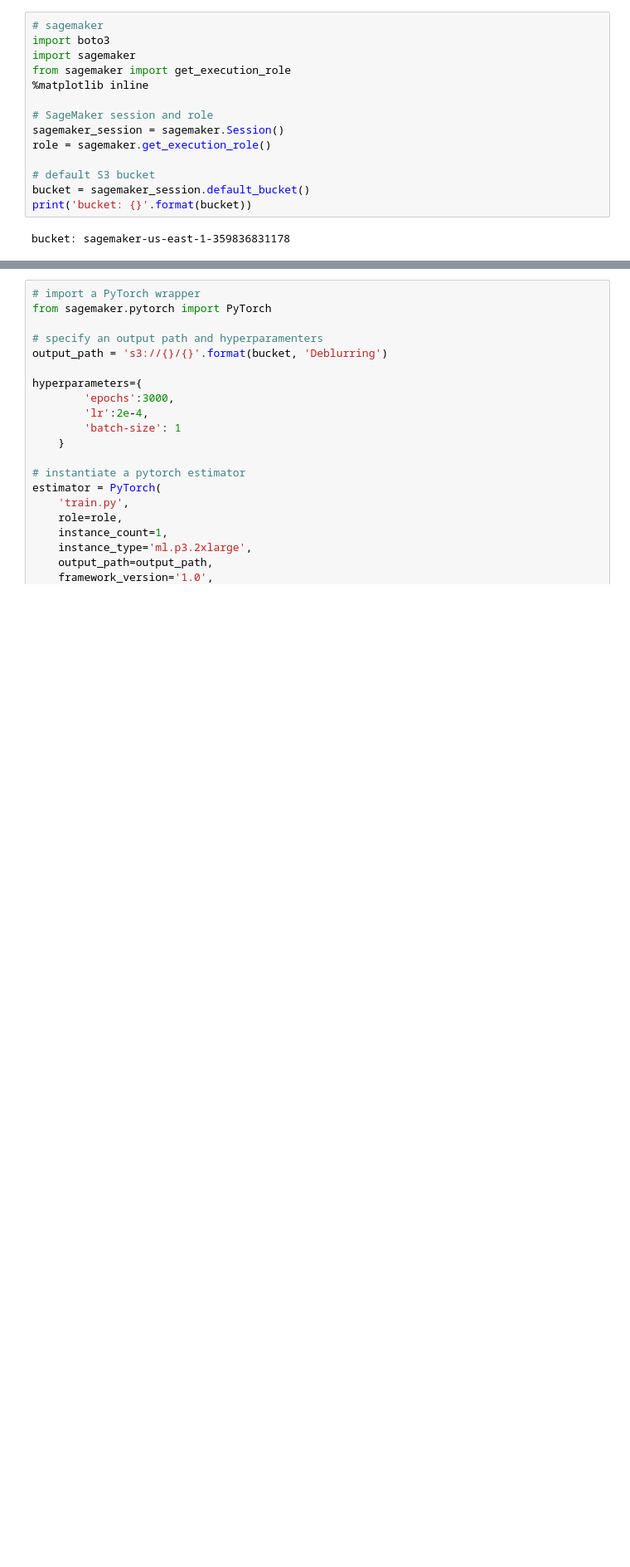
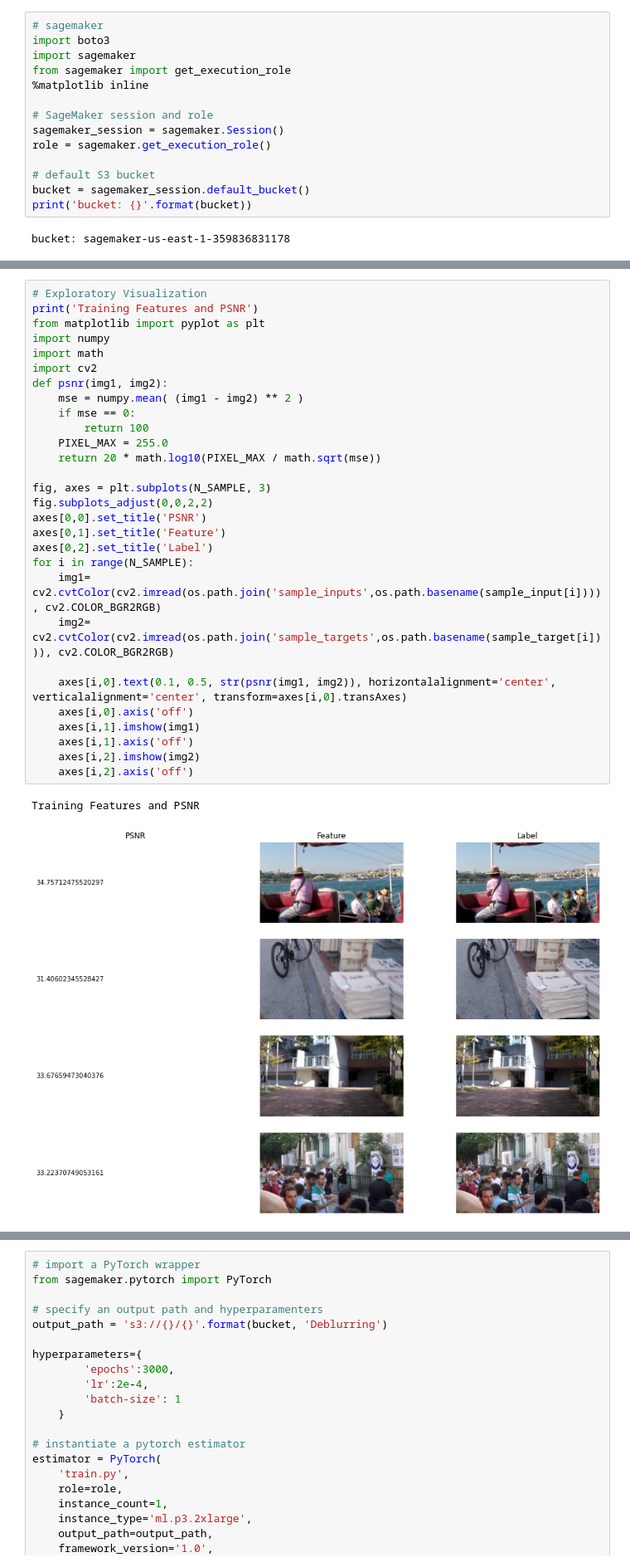
Before and after one commit to EmilePapillon/Udacity-MLND-Capstone, a Jupyter notebook: capstone_solution.ipynb, the cells around one changed output, grey strips where cells are left out. Shown at 83% size. Cells and saved outputs as stored; diff of their text form; blank space fills up the shorter version.

```diff
--- a/capstone_solution.ipynb
+++ b/capstone_solution.ipynb
@@ -16,0 +101,32 @@ bucket: sagemaker-us-east-1-359836831178
+# %%
+# Exploratory Visualization
+print('Training Features and PSNR')
+from matplotlib import pyplot as plt
+import numpy
+import math
+import cv2
+def psnr(img1, img2):
+    mse = numpy.mean( (img1 - img2) ** 2 )
+    if mse == 0:
+        return 100
+    PIXEL_MAX = 255.0
+    return 20 * math.log10(PIXEL_MAX / math.sqrt(mse))
+
+fig, axes = plt.subplots(N_SAMPLE, 3)
+fig.subplots_adjust(0,0,2,2)
+axes[0,0].set_title('PSNR')
+axes[0,1].set_title('Feature')
+axes[0,2].set_title('Label')
+for i in range(N_SAMPLE):
+    img1= cv2.cvtColor(cv2.imread(os.path.join('sample_inputs',os.path.basename(sample_input[i]))), cv2.COLOR_BGR2RGB)
+    img2= cv2.cvtColor(cv2.imread(os.path.join('sample_targets',os.path.basename(sample_target[i]))), cv2.COLOR_BGR2RGB)
+
+    axes[i,0].text(0.1, 0.5, str(psnr(img1, img2)), horizontalalignment='center', verticalalignment='center', transform=axes[i,0].transAxes)
+    axes[i,0].axis('off')
+    axes[i,1].imshow(img1)
+    axes[i,1].axis('off')
+    axes[i,2].imshow(img2)
+    axes[i,2].axis('off')
+# %% [output]
+Training Features and PSNR
+[figure, added]
```
Also changed, not shown: parts of 12 cells of this notebook, 10 other files.
